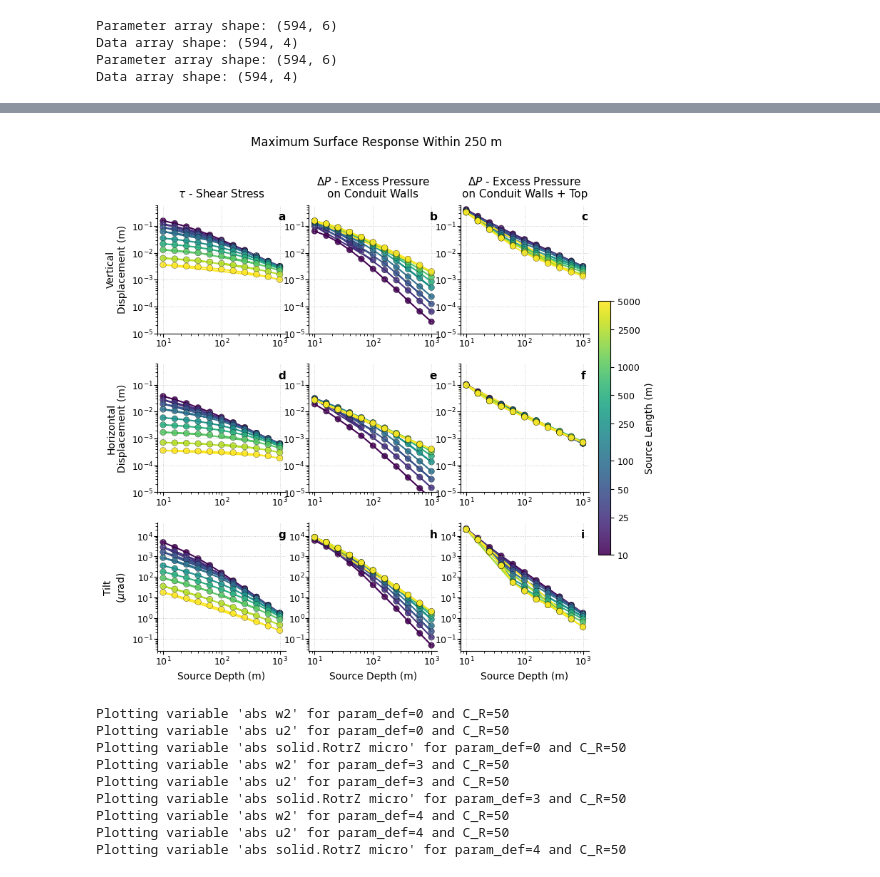
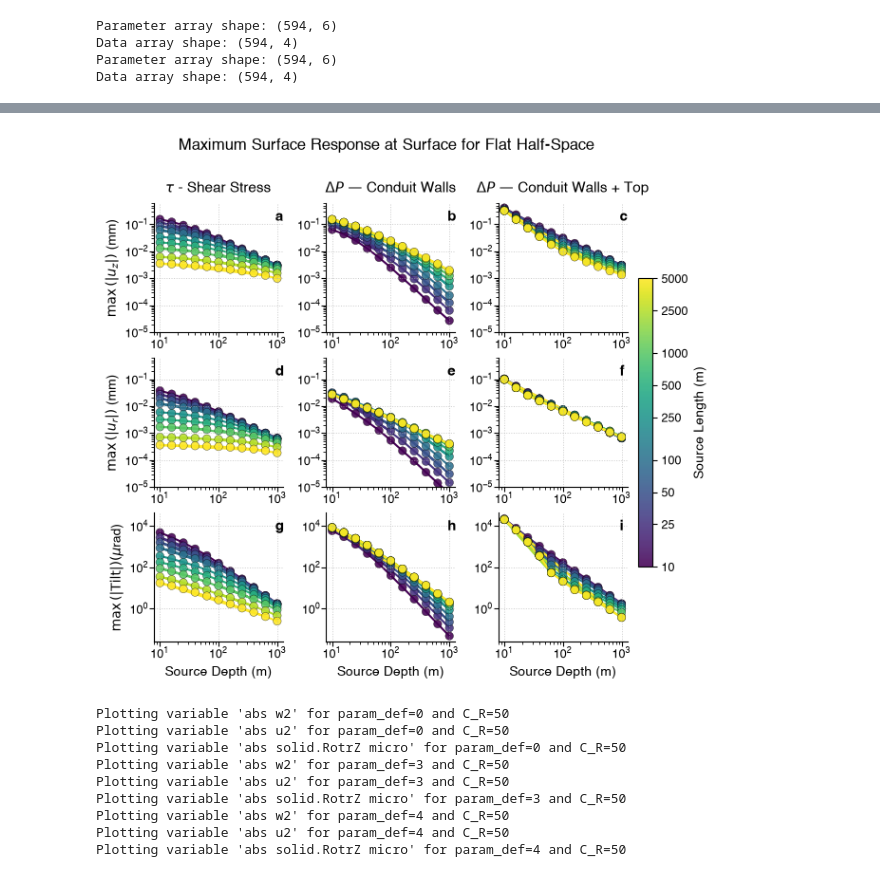
Before and after one commit to eliot-eaton/conduit_model_plotting_scripts, a Jupyter notebook: py/1_basic_conduit_loading_model/simple_deformation_model_plot_with_full_comparison_may26.ipynb, the cells around one changed output, grey strips where cells are left out. Saved outputs shown, nothing was run; the diff lists cells and outputs as text; code cells hidden in the pictures.

```diff
--- a/py/1_basic_conduit_loading_model/simple_deformation_model_plot_with_full_comparison_may26.ipynb
+++ b/py/1_basic_conduit_loading_model/simple_deformation_model_plot_with_full_comparison_may26.ipynb
@@ -189,8 +196,8 @@ param_def_dict = {
     4: '$\Delta P$ - Excess Pressure\non Conduit Walls + Top'
 }
 var_dict = {
-    'w2_mm': 'Vertical\nDisplacement (mm)',
-    'u2_mm': 'Horizontal\nDisplacement (mm)',
+    'w2_mm': r'$U_z (mm)$',
+    'u2_mm': r'$U_r (mm)$',
     'solid.RotrZ_micro': 'Tilt\n($\mu$rad)'
 }
 
@@ -215,7 +222,7 @@ ylims = [ylim_row0, ylim_row1, ylim_row2, ylim_row3]
 
 xmin, xmax = -10, 1000
 
-fig,axes = plt.subplots(4,3,figsize=(7, 7),sharex=True)
+fig,axes = plt.subplots(4,3,figsize=(6, 6),sharex=True)
 
 # For collecting legend handles/labels
 handles, labels = [], []
@@ -228,6 +235,11 @@ for col, param_def in enumerate(param_defs):
         subsub = subset[subset['z_edifice'] == z_edifice]
         if not subsub.empty:
             line, = ax.plot(subsub['R'], subsub['Z'], label=f'z_edifice={z_edifice}', color=color_dict[z_edifice], lw=2)
+            rect = mpatches.Rectangle((0, -500), 15, 250, color='red', alpha=1)
+            ax.add_patch(rect)
+            # ax.set_yticks([-1000,-750,-500, -250,0])
+            # # rotate the y tick labels to horizontal then centre them
+            # ax.set_yticklabels([-1000,'',-500,'', 0], rotation=90, ha='center', va='center')
             if col == 0:
                 handles.append(line)
                 labels.append(f'{z_dict.get(z_edifice, "default")}')
@@ -260,7 +272,7 @@ for row, var in enumerate(variables, start=1):
             ax.set_ylabel('')
         # Only set x label for bottom row
         if row == 3:
-            ax.set_xlabel('R (m)')
+            ax.set_xlabel('r (m)')
         else:
             ax.set_xlabel('')
          # Make all subplots square
@@ -275,9 +287,11 @@ for row_axes in axes:
         ax.tick_params(axis='both', which='major', labelsize=9)
         ax.xaxis.label.set_size(10)
         ax.yaxis.label.set_size(10)
+        # rotate the y tick labels to horizontal then centre them
+        ax.set_yticklabels(ax.get_yticks(), rotation=90, ha='center', va='center')
 
 # Single legend for the whole figure
-fig.legend(handles, labels, loc='upper center', ncol=1, fontsize=10, frameon=True, bbox_to_anchor=(1.05, 0.90))
+# fig.legend(handles, labels, loc='upper center', ncol=1, fontsize=10, frameon=True, bbox_to_anchor=(1.05, 0.90))
 # Label each subplot with a letter in the bottom right corner
 for i, row_axes in enumerate(axes):
     for j, ax in enumerate(row_axes):
@@ -413,32 +795,36 @@ df_0_250
 # %%
 # Publication-style 3x3 panel: columns = forcing type, rows = max variable within 250 m
 fig, axes = plt.subplots(
-    3, 3, figsize=(8.2, 8.2), sharex=True, sharey='row',
+    3, 3, figsize=(7, 6), sharex=True, sharey='row',
     gridspec_kw={'wspace': 0.18, 'hspace': 0.20}
  )
 
 cmap = plt.cm.viridis
-plt.rcParams.update({
-    "font.size": 13,          # base text
-    "axes.titlesize": 14,     # subplot titles
-    "axes.labelsize": 13,     # axis labels
-    "xtick.labelsize": 12,
-    "ytick.labelsize": 12,
-    "legend.fontsize": 12,
-    "figure.titlesize": 14
+from matplotlib.ticker import MaxNLocator, LogLocator
+import matplotlib as mpl
+mpl.rcParams.update({
+    'font.family': 'sans-serif',
+    'font.sans-serif': ['Helvetica', 'Arial', 'Liberation Sans', 'DejaVu Sans'],
+    'font.size': 11,
+    'axes.labelsize':11,
+    'axes.titlesize': 11,
+    'xtick.labelsize': 9.5,
+    'ytick.labelsize': 9.5,
+    'legend.fontsize': 11,
+    'figure.titlesize': 11
 })
 # Column labels (forcing type)
 param_def_dict = {
     0: '$\\tau$ - Shear Stress',
-    3: '$\\Delta P$ - Excess Pressure\non Conduit Walls',
-    4: '$\\Delta P$ - Excess Pressure\non Conduit Walls + Top'
+    3: r'$\Delta P$ — Conduit Walls',
+    4: r'$\Delta P$ — Conduit Walls + Top'
 }
 
 # Row labels (maximum variable within 250 m)
 var_dict = {
-    'abs w2': 'Vertical\nDisplacement (m)',
-    'abs u2': 'Horizontal\nDisplacement (m)',
-    'abs solid.RotrZ micro': 'Tilt\n($\mu$rad)'
+    'abs w2': r'$\max\left(|u_z|\right)$ (mm)',
+    'abs u2': r'$\max\left(|u_r|\right)$ (mm)',
+    'abs solid.RotrZ micro': r'$\max\left(|\mathrm{Tilt}|\right) (\mu$rad)'
 }
 
 # Mapping from display variable keys to dataframe column names in df_0_250
@@ -525,35 +911,35 @@ for i in range(3):
             fontsize=11, fontweight='bold', va='top', ha='left'
         )
 for ax in axes[:2,:].flatten():
     ax.set_ylim([1e-5,0.6])
 for ax in axes.flat:
     ax.spines["top"].set_visible(False)
     ax.spines["right"].set_visible(False)
     ax.tick_params(top=False, right=False)  # hide top/right ticks
     ax.xaxis.set_ticks_position("bottom")
     ax.yaxis.set_ticks_position("left")
     ax.tick_params(axis='both', which='major', pad=0.5)   # try 0–2 for tighter spacing
     ax.tick_params(axis='both', which='minor', pad=0.5)
 # Shared colorbar: positions in log10 space, labels in original C_source values
 cbar = fig.colorbar(
     scatter_handle, ax=axes.ravel().tolist(), fraction=0.028, pad=0.02
  )
 cbar.set_label('Source Length (m)', fontsize=10)
 cbar.ax.tick_params(labelsize=9)
 
 tick_positions = np.log10(unique_C_source)
 tick_labels = [f'{v:g}' for v in unique_C_source]
 cbar.set_ticks(tick_positions)
 cbar.set_ticklabels(tick_labels)
 
-fig.suptitle('Maximum Surface Response Within 250 m', fontsize=12, y=0.995)
+fig.suptitle('Maximum Surface Response at Surface for Flat Half-Space', fontsize=12, y=0.995)
 plt.tight_layout(rect=[0, 0, 0.95, 0.98])
 # save figure as pdf
 plt.savefig('../../output_plots/1/fig_max_surface_response_CR_10.pdf', format='pdf', bbox_inches='tight')
 
 plt.show()
 # %% [output]
-[figure, old version]
+[figure, new version]
 # %%
 # Publication-style 3x3 panel: columns = forcing type, rows = max variable within 250 m
 fig, axes = plt.subplots(
```
Also changed, not shown: parts of 4 cells of this notebook, 31 other files.
